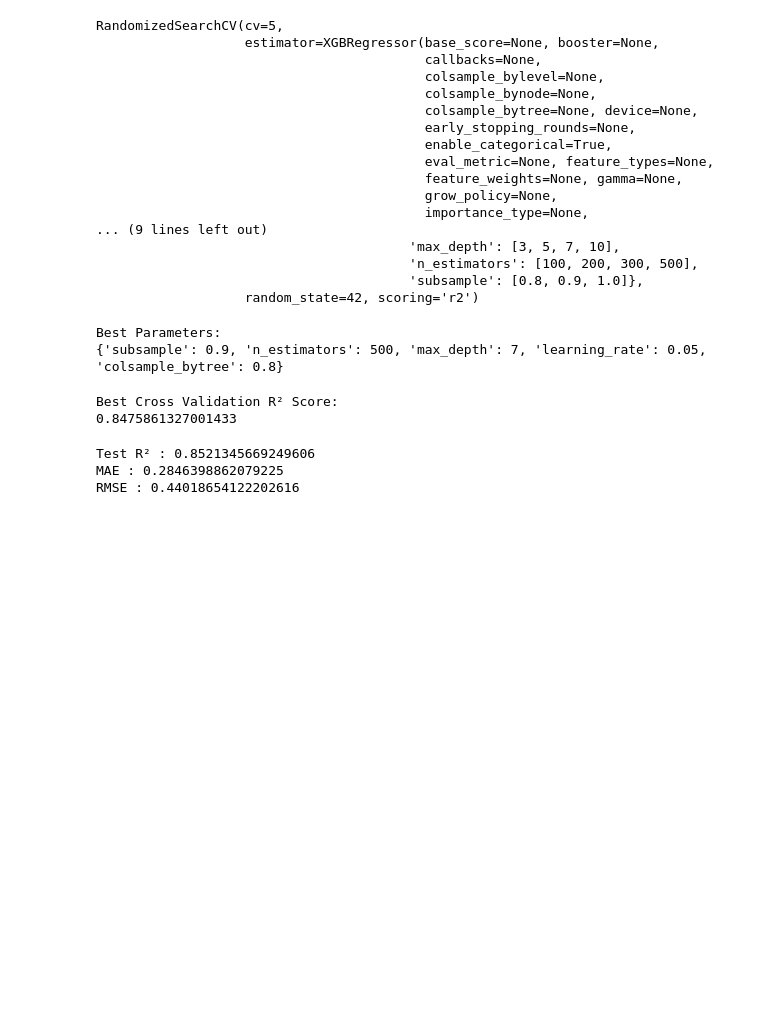
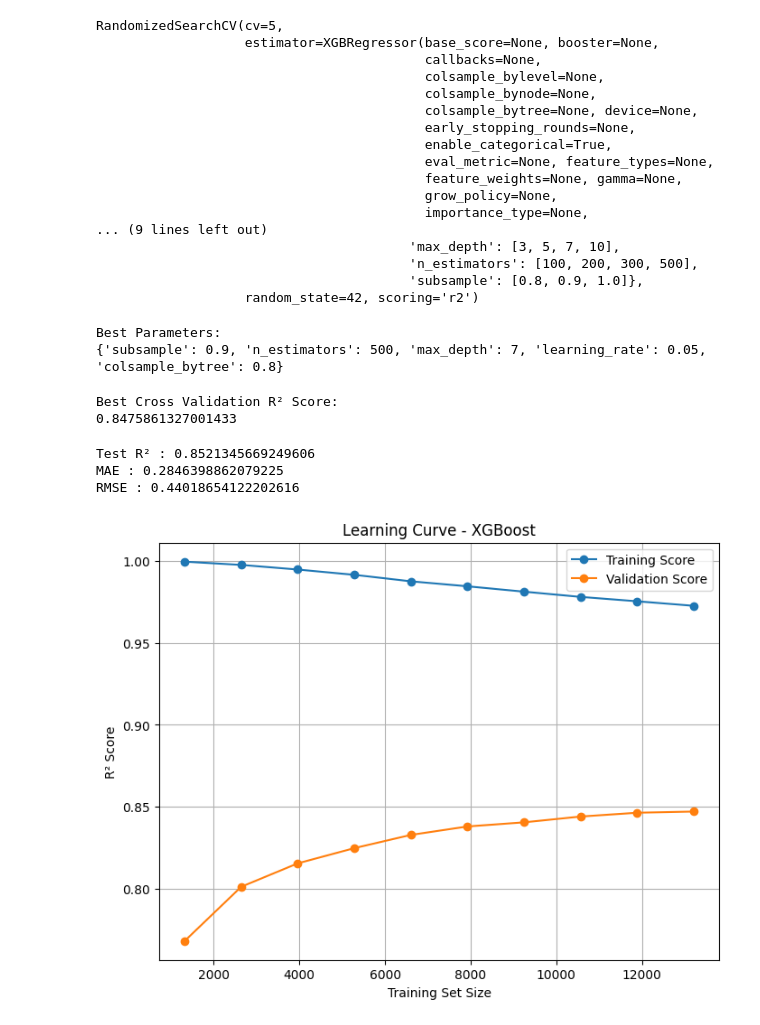
Before and after one commit to haneef333/house-price-prediction, a Jupyter notebook: notebooks/house_price_prediction.ipynb, the cells around one changed output. Drawn from its saved outputs; the diff is of its cells as text; code cells hidden in the pictures; blank space fills up the shorter version.

Commit message:
Add learning curve analysis for XGBoost model evaluation

```diff
--- a/notebooks/house_price_prediction.ipynb
+++ b/notebooks/house_price_prediction.ipynb
@@ -828,0 +833,30 @@ RMSE : 0.44018654122202616
+# %%
+train_sizes, train_scores, test_scores = learning_curve(
+    estimator=best_xgb,
+    X=X_train,
+    y=y_train,
+    cv=5,
+    scoring="r2",
+    train_sizes=np.linspace(0.1, 1.0, 10),
+    n_jobs=-1
+)
+# %%
+# Calculate average scores across the 5 folds
+train_mean = np.mean(train_scores, axis=1)
+test_mean = np.mean(test_scores, axis=1)
+
+# Plot the learning curve
+plt.figure(figsize=(8,6))
+
+plt.plot(train_sizes, train_mean, marker='o', label="Training Score")
+plt.plot(train_sizes, test_mean, marker='o', label="Validation Score")
+
+plt.title("Learning Curve - XGBoost")
+plt.xlabel("Training Set Size")
+plt.ylabel("R² Score")
+plt.legend()
+plt.grid(True)
+
+plt.show()
+# %% [output]
+[figure, added]
```
Also changed, not shown: parts of 1 cell of this notebook.
